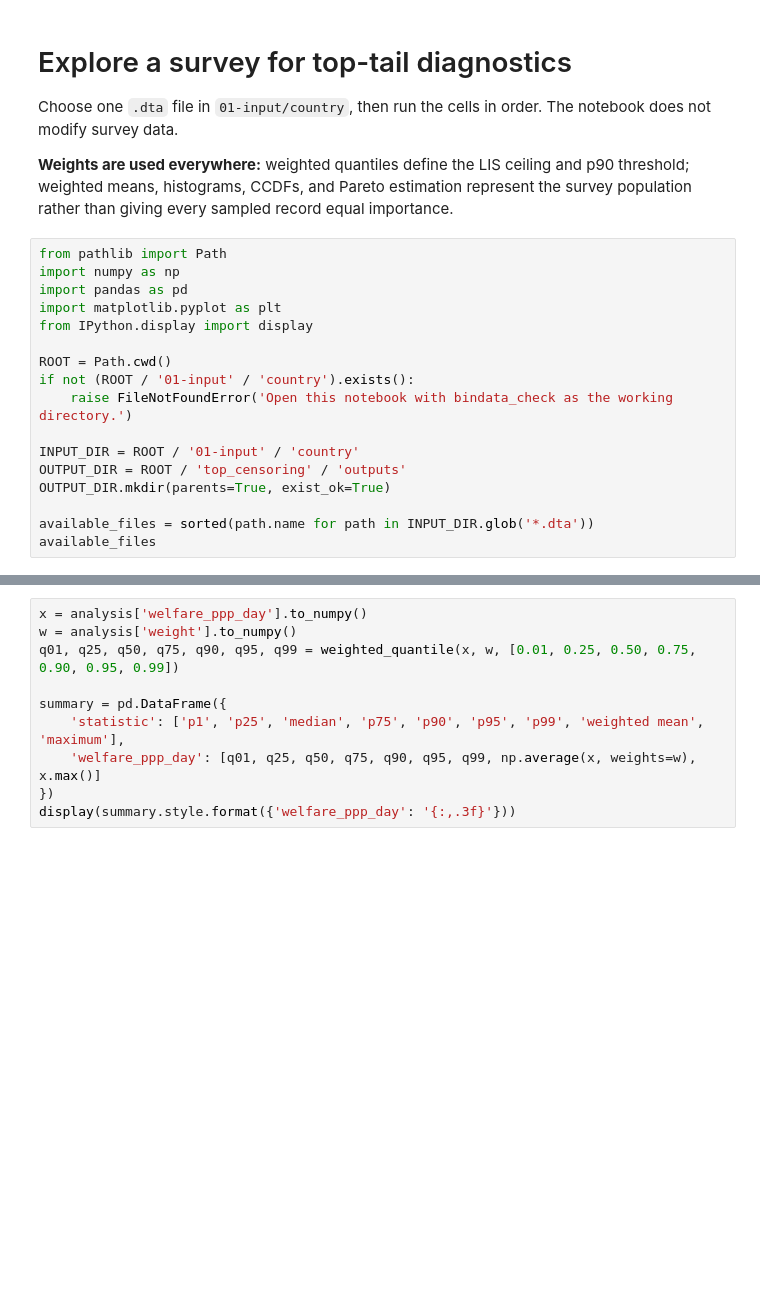
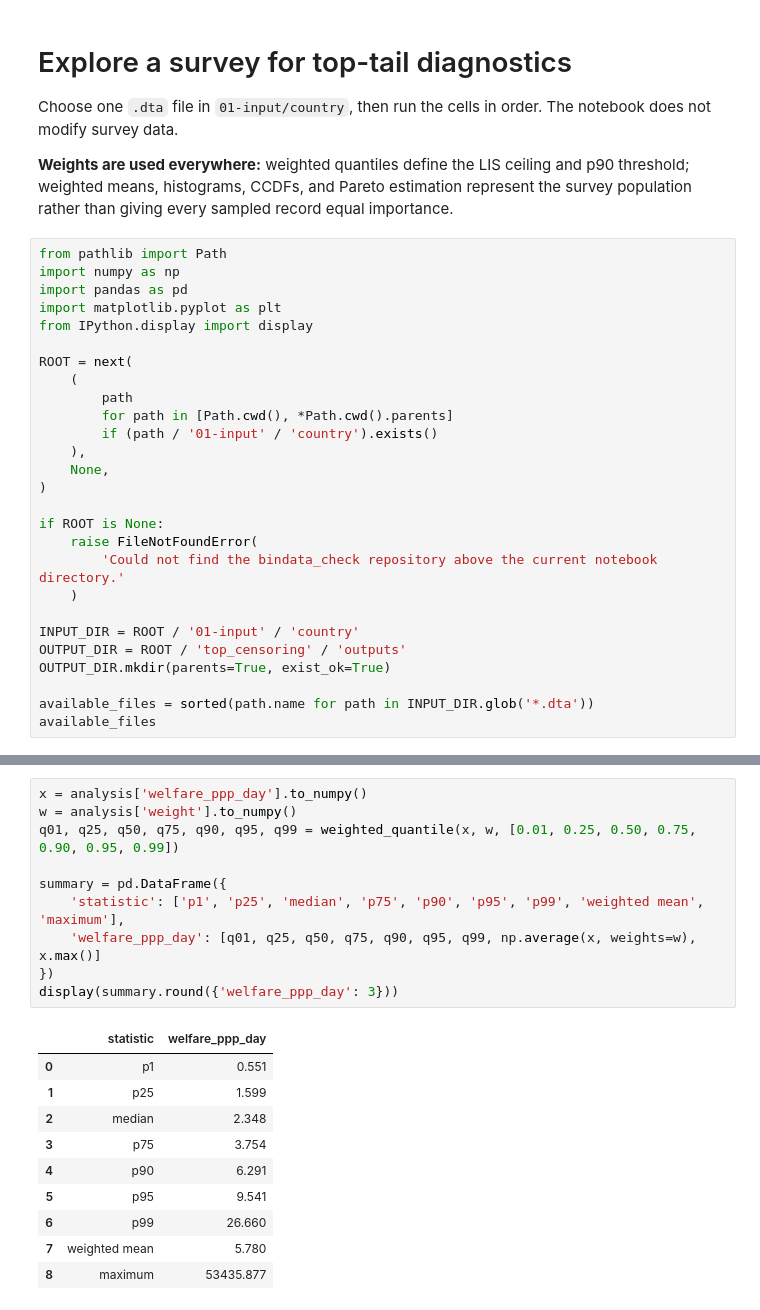
Before and after one commit to daniavayu/bindata_check, a Jupyter notebook: top_censoring/notebooks/01_explore_survey.ipynb, the cells around one changed output, grey strips where cells are left out. Drawn from its saved outputs; the diff is of its cells as text; blank space fills up the shorter version.

```diff
--- a/top_censoring/notebooks/01_explore_survey.ipynb
+++ b/top_censoring/notebooks/01_explore_survey.ipynb
@@ -11,9 +11,19 @@ import pandas as pd
 import matplotlib.pyplot as plt
 from IPython.display import display
 
-ROOT = Path.cwd()
-if not (ROOT / '01-input' / 'country').exists():
-    raise FileNotFoundError('Open this notebook with bindata_check as the working directory.')
+ROOT = next(
+    (
+        path
+        for path in [Path.cwd(), *Path.cwd().parents]
+        if (path / '01-input' / 'country').exists()
+    ),
+    None,
+)
+
+if ROOT is None:
+    raise FileNotFoundError(
+        'Could not find the bindata_check repository above the current notebook directory.'
+    )
 
 INPUT_DIR = ROOT / '01-input' / 'country'
 OUTPUT_DIR = ROOT / 'top_censoring' / 'outputs'
@@ -67,13 +108,24 @@ print('Population represented:', f"{analysis['weight'].sum():,.0f}")
 # %%
 x = analysis['welfare_ppp_day'].to_numpy()
 w = analysis['weight'].to_numpy()
 q01, q25, q50, q75, q90, q95, q99 = weighted_quantile(x, w, [0.01, 0.25, 0.50, 0.75, 0.90, 0.95, 0.99])
 
 summary = pd.DataFrame({
     'statistic': ['p1', 'p25', 'median', 'p75', 'p90', 'p95', 'p99', 'weighted mean', 'maximum'],
     'welfare_ppp_day': [q01, q25, q50, q75, q90, q95, q99, np.average(x, weights=w), x.max()]
 })
-display(summary.style.format({'welfare_ppp_day': '{:,.3f}'}))
+display(summary.round({'welfare_ppp_day': 3}))
+# %% [output]
+|  | statistic | welfare_ppp_day |
+| 0 | p1 | 0.551 |
+| 1 | p25 | 1.599 |
+| 2 | median | 2.348 |
+| 3 | p75 | 3.754 |
+| 4 | p90 | 6.291 |
+| 5 | p95 | 9.541 |
+| 6 | p99 | 26.660 |
+| 7 | weighted mean | 5.780 |
+| 8 | maximum | 53435.877 |
 # %%
 # LIS top ceiling is computed on log welfare.
 q1_log, q3_log = weighted_quantile(np.log(x), w, [0.25, 0.75])
```
Also changed, not shown: parts of 6 cells of this notebook, 8 other files.
